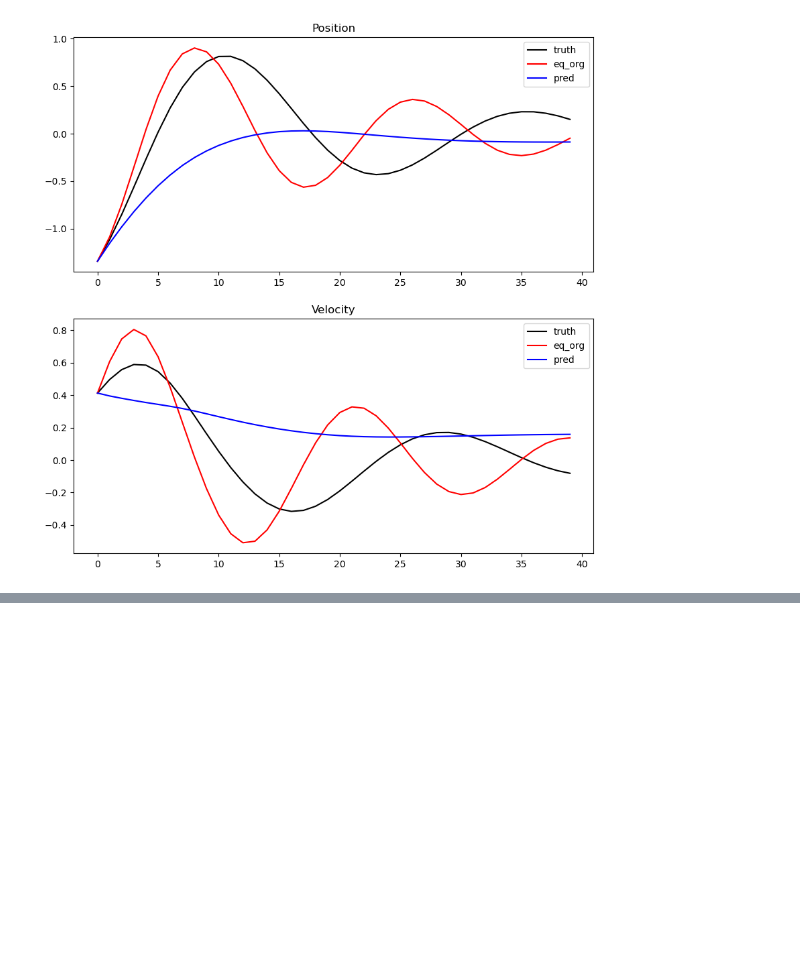
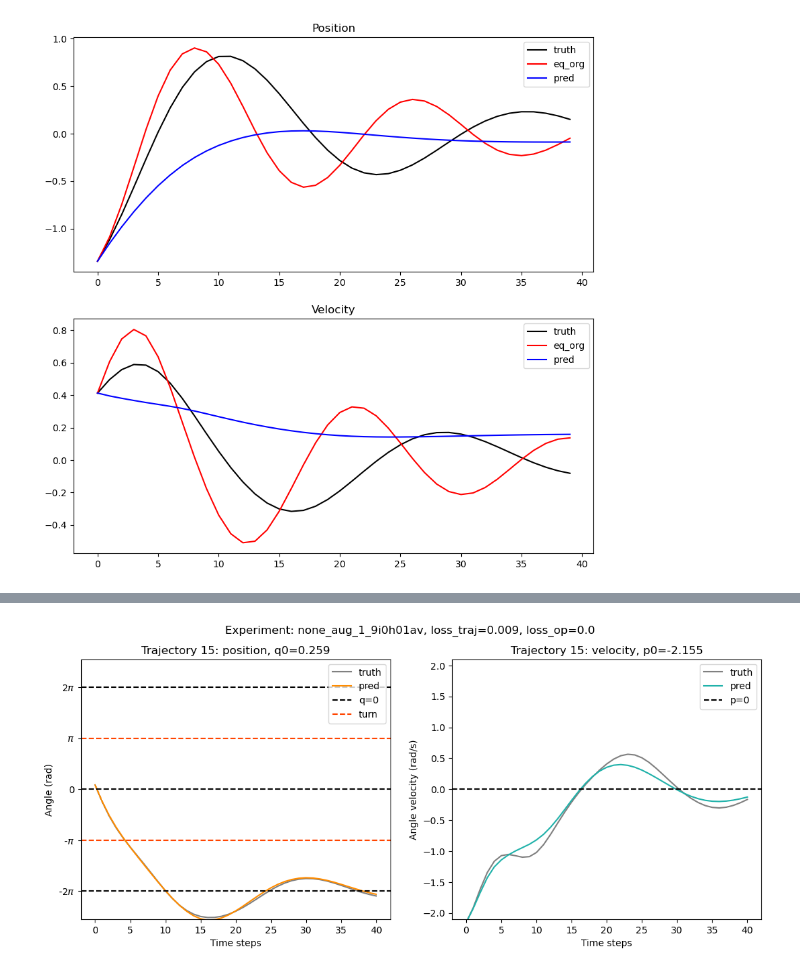
Before and after one commit to mayajanvier/jax-phynity, a Jupyter notebook: visualize_results.ipynb, the cells around one changed output, grey strips where cells are left out. Cells and saved outputs as stored; diff of their text form; code cells hidden in the pictures; blank space fills up the shorter version.

```diff
--- a/visualize_results.ipynb
+++ b/visualize_results.ipynb
@@ -253,0 +403,46 @@ plot_trajectory(24)
+# %%
+def plot_trajectory(res, exp, index):
+    fig, ax = plt.subplots(1, 2, figsize=(13, 5))
+    y0 = np.array(results["states"][index])[:,0]
+    # set y max
+    ax[0].set_ylim([-8, 8])
+    ax[1].set_ylim([-2.1,2.1])
+
+    ax[0].set_title(f"Trajectory {index}: position, q0={round(float(y0[0]),3)}")
+    ax[0].plot(np.array(results["states"][index][0]), label="truth", color="gray")
+    ax[0].plot(np.array(results["pred"][index][0]), label="pred", color="darkorange")
+    # add regime areas
+    # multiples de 2pi
+    null_angles = [k*np.pi for k in range(-2, 3, 2)]
+    i=0
+    for angle in null_angles:
+        if i ==0:
+            ax[0].axhline(y=angle, color='black', linestyle='--', label="q=0")
+        else:
+            ax[0].axhline(y=angle, color='black', linestyle='--')
+        i+=1
+    ax[0].axhline(y=np.pi, color='orangered', linestyle='--', label="turn")
+    ax[0].axhline(y=-np.pi, color='orangered', linestyle='--')
+    # set ticks with labels
+    ax[0].set_yticks(null_angles + [np.pi, -np.pi])
+    # write pi in latex style
+    ax[0].set_yticklabels(["-2$\pi$", "0",  "2$\pi$", "$\pi$", "-$\pi$"])
+    ax[0].set_xlabel("Time steps")
+    ax[0].set_ylabel("Angle (rad)")
+    ax[0].legend()
+
+    ax[1].set_title(f"Trajectory {index}: velocity, p0={round(float(y0[1]),3)}")
+    ax[1].plot(np.array(results["states"][index][1]), label="truth", color="gray")
+    ax[1].plot(np.array(results["pred"][index][1]), label="pred", color="lightseagreen")
+    # null velocity line
+    ax[1].axhline(y=0, color='black', linestyle='--', label="p=0")
+    ax[1].set_xlabel("Time steps")
+    ax[1].set_ylabel("Angle velocity (rad/s)")
+    ax[1].legend()
+
+    fig.suptitle(f"Experiment: {exp}, loss_traj={round(res['loss_traj'][index],3)}, loss_op={round(res['loss_op'][index],3)}")
+    plt.show()
+# %%
+plot_trajectory(results, exp_name, 15)
+# %% [output]
+[figure, added]
```
Also changed, not shown: parts of 24 cells of this notebook.
